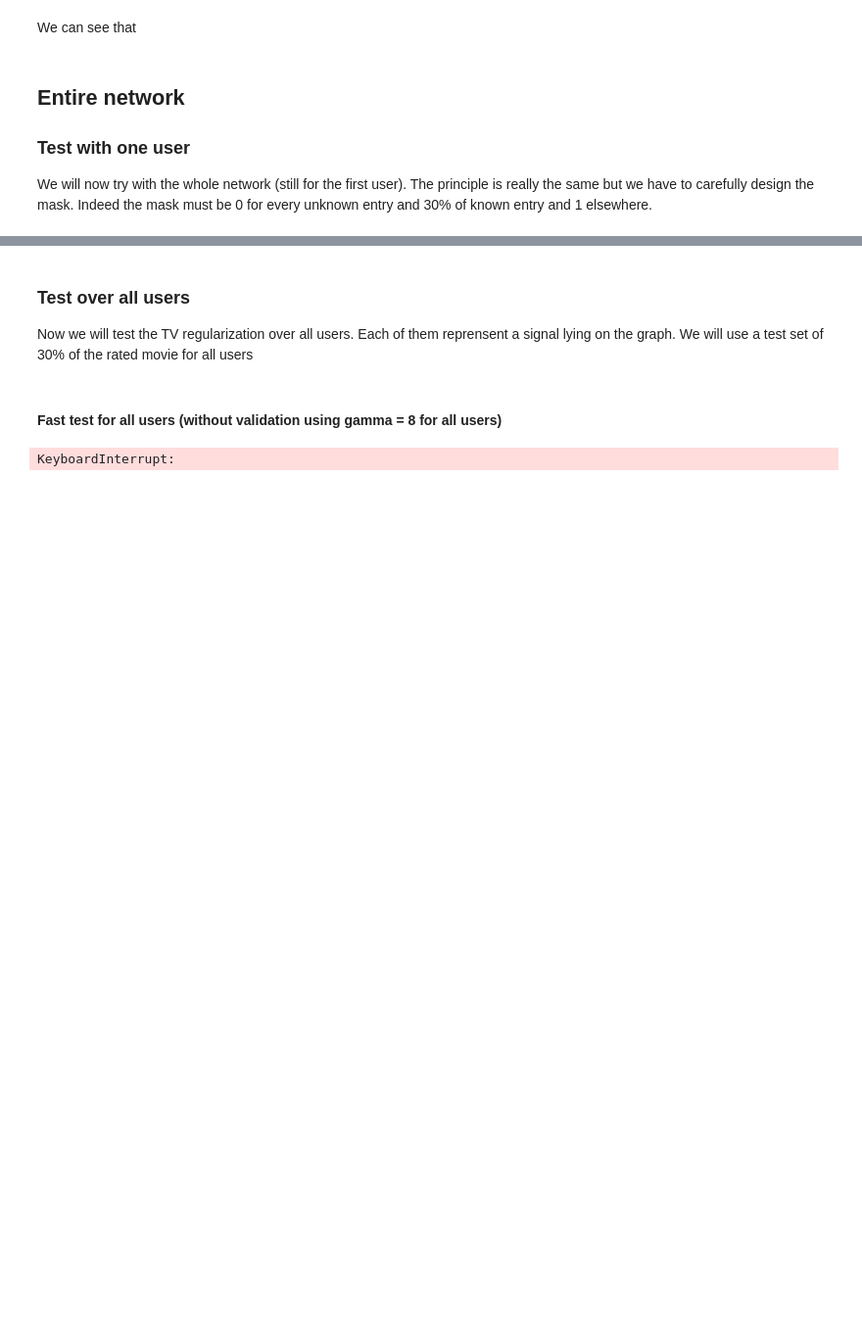
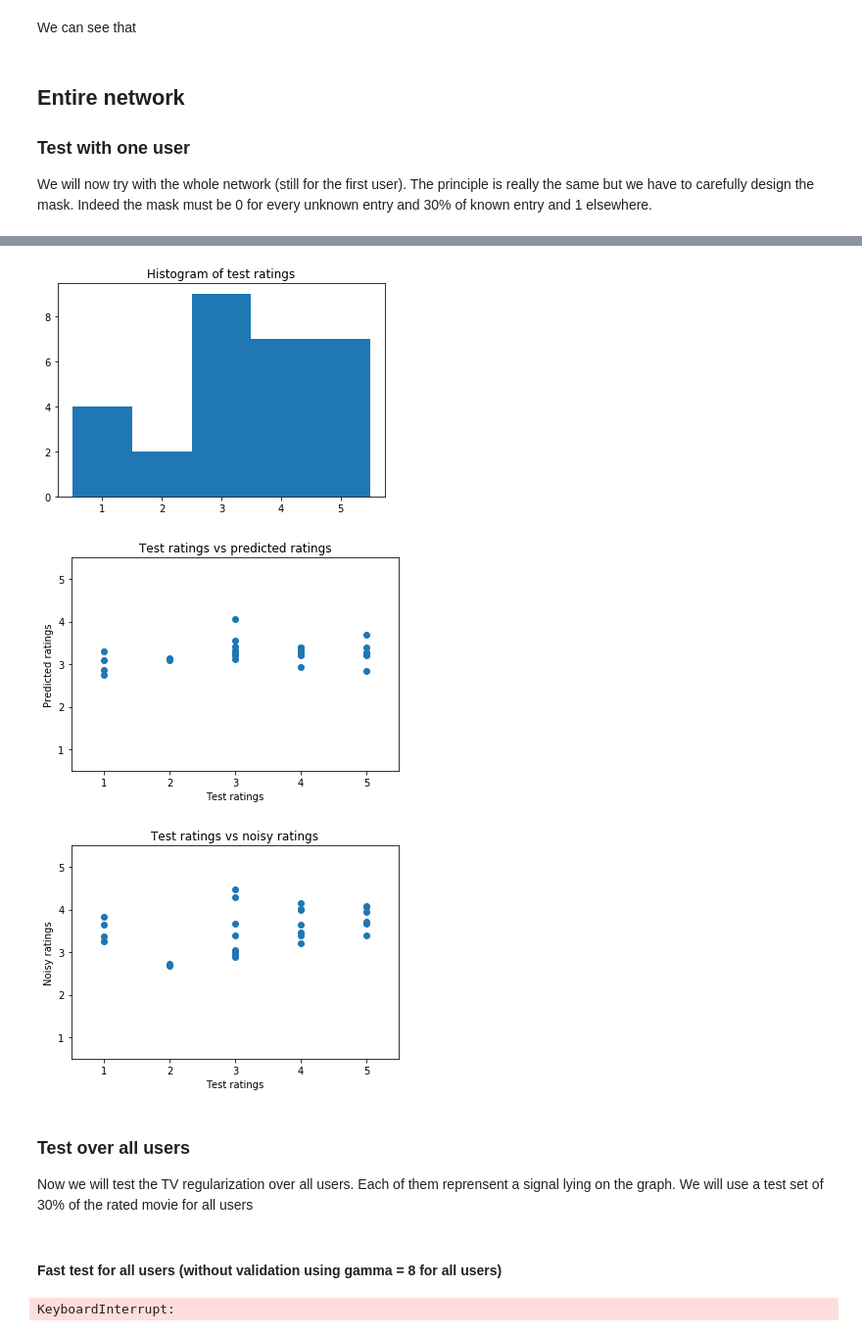
Before and after one commit to Lambo97/MovieRecommendation, a Jupyter notebook: src/tv_regularization2.ipynb, the cells around one changed output, grey strips where cells are left out. Shown at 98% size. Cells and saved outputs as stored; diff of their text form; code cells hidden in the pictures; blank space fills up the shorter version.

```diff
--- a/src/tv_regularization2.ipynb
+++ b/src/tv_regularization2.ipynb
@@ -399,17 +418,30 @@ plt.show()
 # %%
 plt.figure()
 plt.hist(signal[test_mask != 0], bins=[1, 2, 3, 4, 5, 6], align='left')
 plt.title("Histogram of test ratings")
 plt.show()
 
 plt.figure()
 plt.scatter(signal[test_mask == 1], reconstructed[test_mask == 1])
 plt.xlim(0.5,5.5)
 plt.ylim(0.5,5.5)
 plt.title("Test ratings vs predicted ratings")
 plt.xlabel("Test ratings")
 plt.ylabel("Predicted ratings")
 plt.show()
+
+plt.figure()
+plt.scatter(signal[test_mask == 1], noisy_test[test_mask == 1])
+plt.xlim(0.5,5.5)
+plt.ylim(0.5,5.5)
+plt.title("Test ratings vs noisy ratings")
+plt.xlabel("Test ratings")
+plt.ylabel("Noisy ratings")
+plt.show()
+# %% [output]
+[figure, added]
+[figure, added]
+[figure, added]
 # %% [markdown]
 ### Test over all users
 Now we will test the TV regularization over all users. Each of them reprensent a signal lying on the graph. We will use a test set of 30% of the rated movie for all users
```
Also changed, not shown: parts of 7 cells of this notebook.
